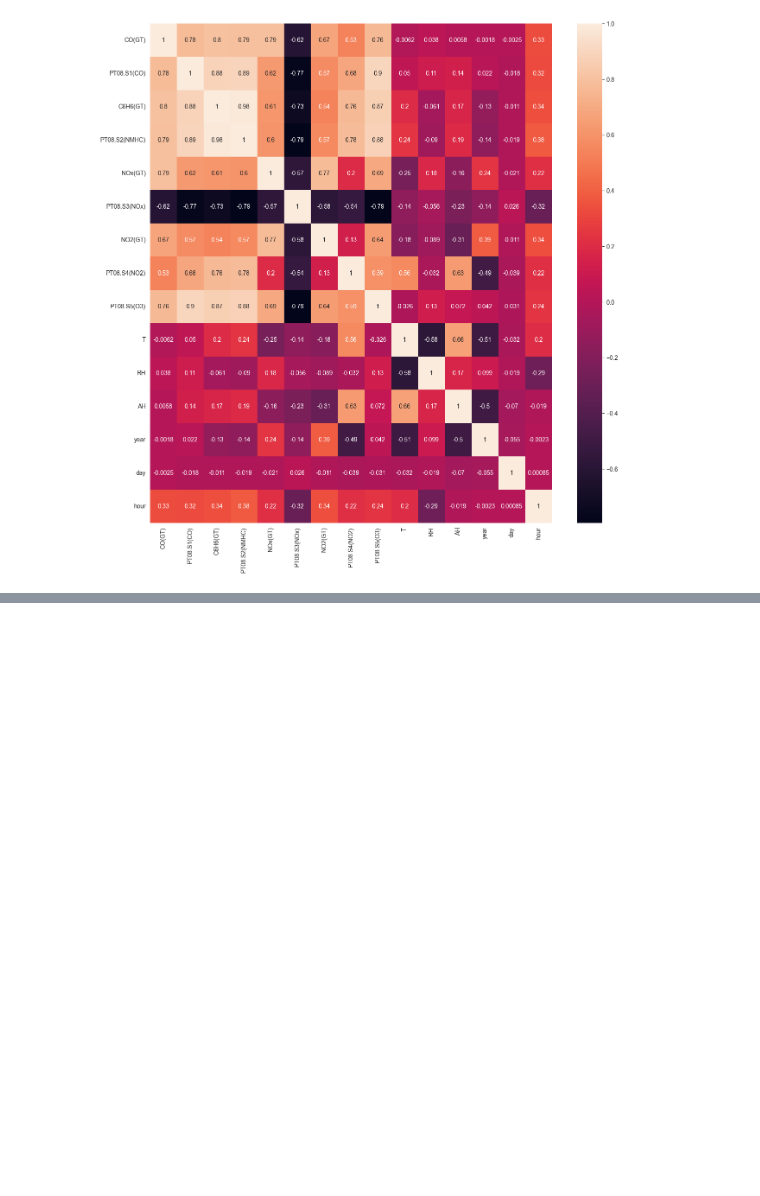
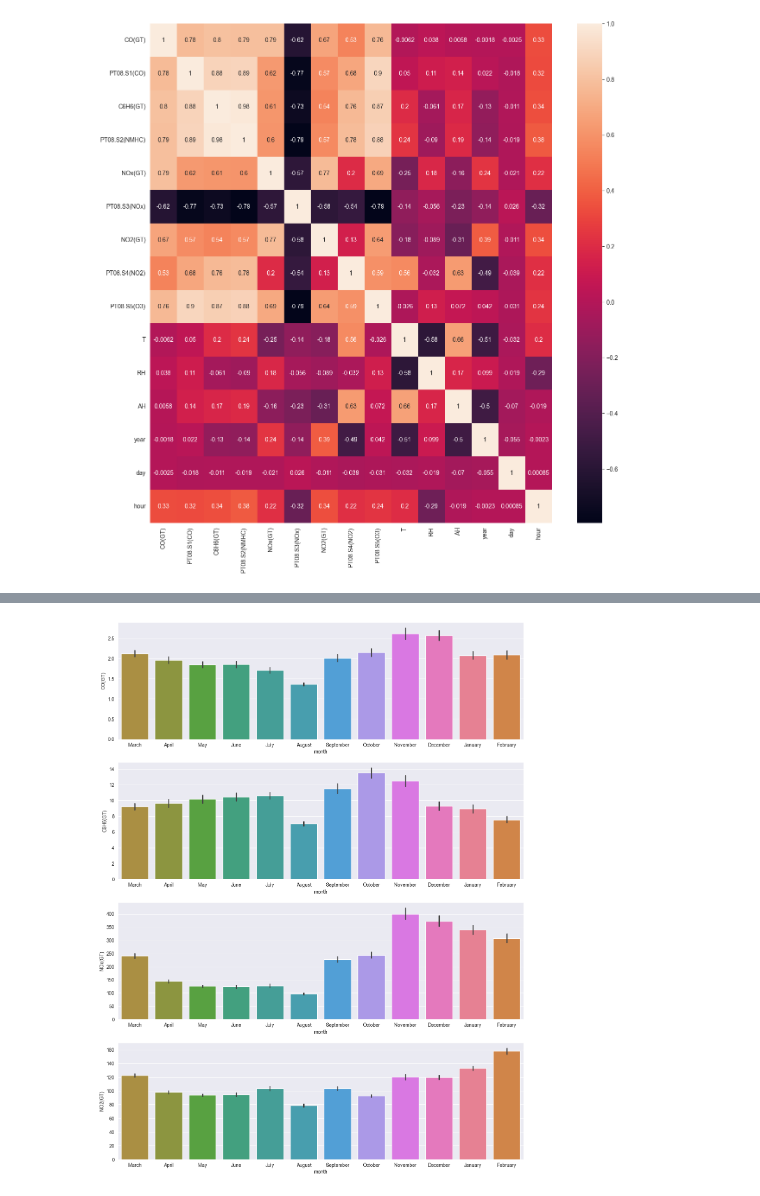
Before and after one commit to stwz13/ml, a Jupyter notebook: lab1_air.ipynb, the cells around one changed output, grey strips where cells are left out. Drawn from its saved outputs; the diff is of its cells as text; code cells hidden in the pictures; blank space fills up the shorter version.

```diff
--- a/lab1_air.ipynb
+++ b/lab1_air.ipynb
@@ -363,0 +374,9 @@ sns.heatmap(data[numeric_columns].corr(), annot=True)
+# %%
+months_order = ["January","February","March", "April", "May", "June", "July", "August", "September", "October", "November", "December"]
+days_order = ["Monday", "Tuesday", "Wednesday", "Thursday", "Friday", "Saturday", "Sunday"]
+
+fig, ax = plt.subplots(len(gt_columns), 1, figsize = (15, 20))
+for i in range(len(gt_columns)):
+    sns.barplot(data, y=gt_columns[i], x="month", hue="month", hue_order=months_order, ax=ax[i])
+# %% [output]
+[figure, added]
```
Also changed, not shown: parts of 3 cells of this notebook.
